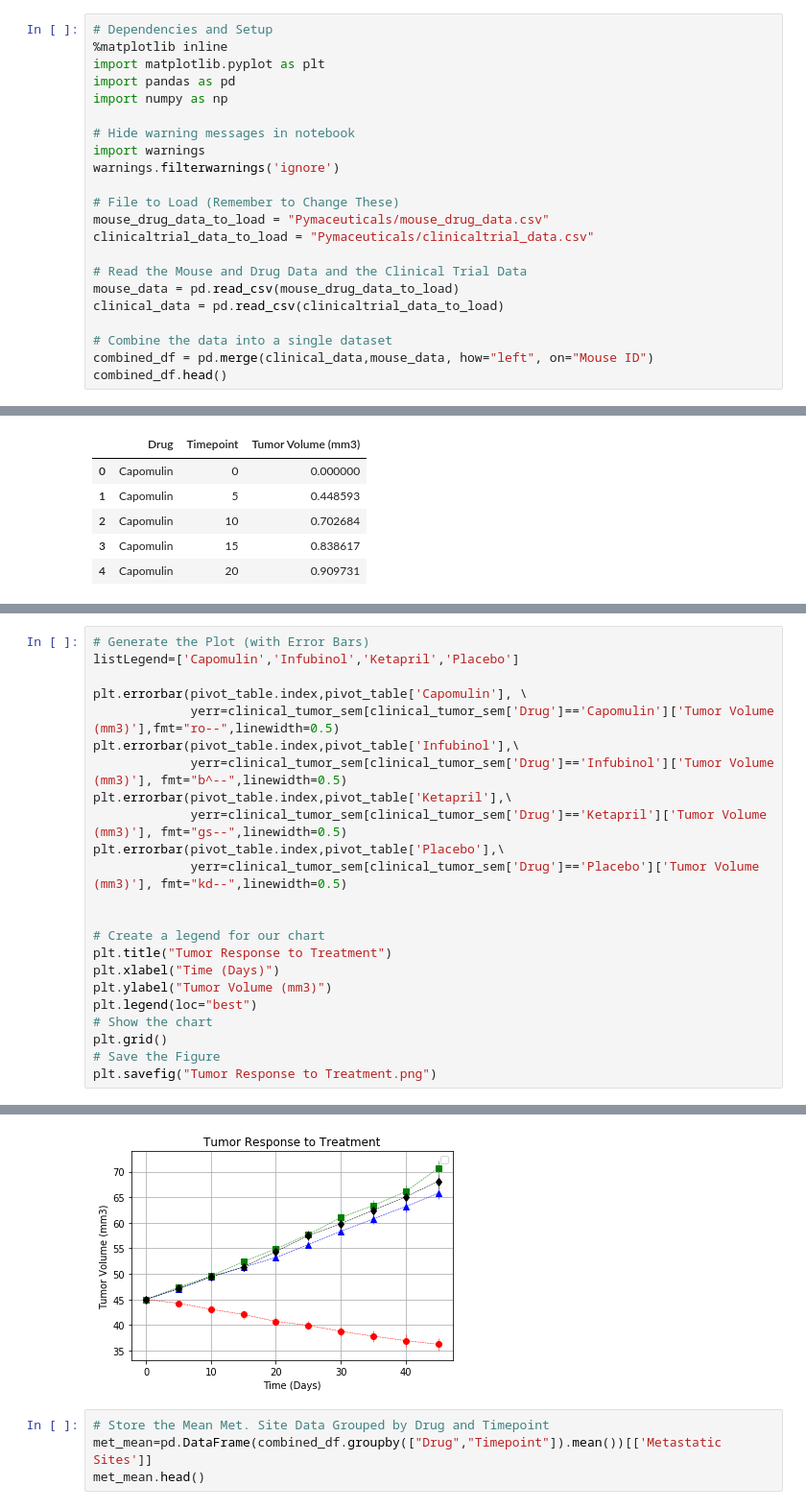
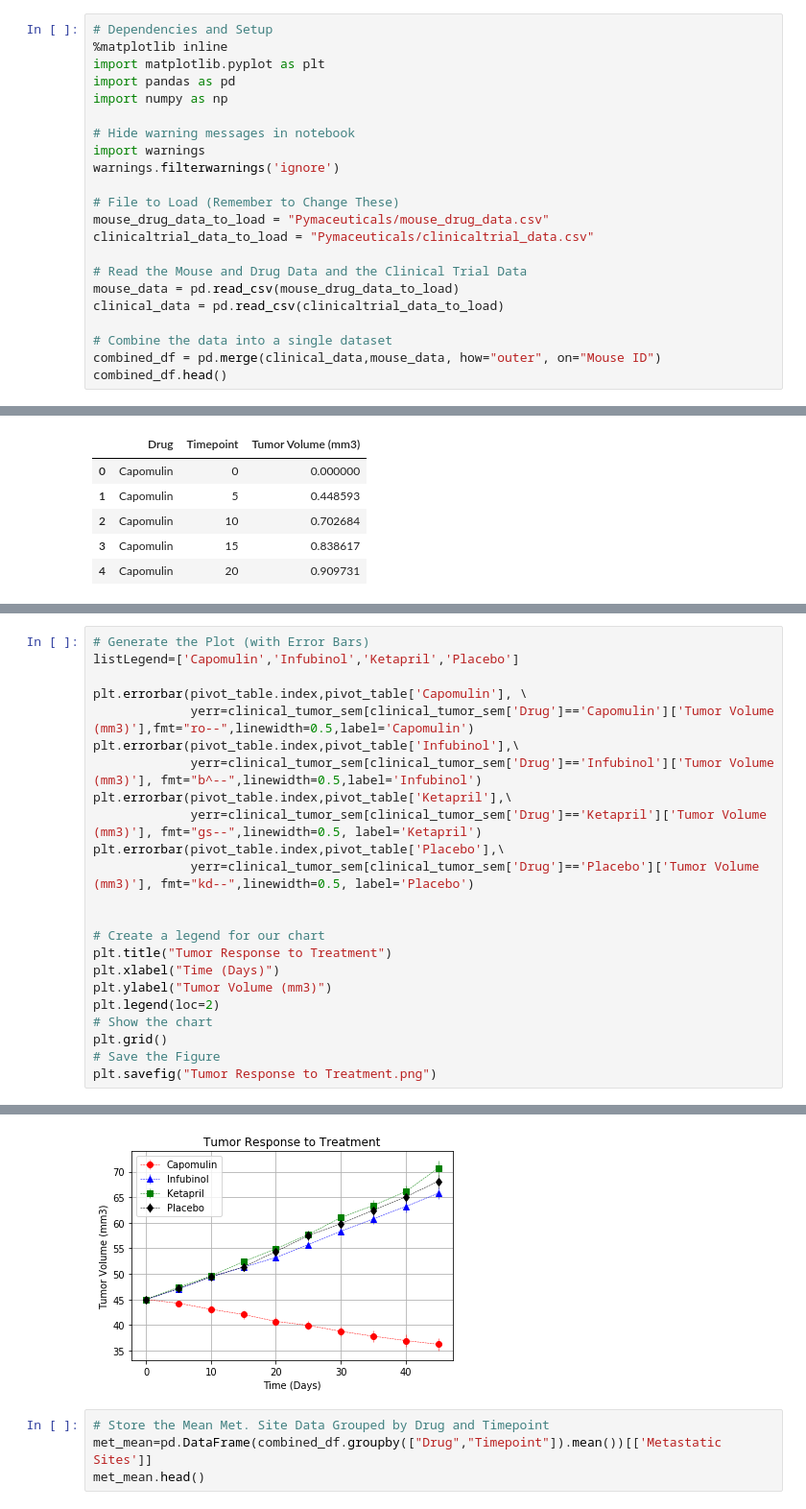
Before and after one commit to slake516/matplotlib_challenge, a Jupyter notebook: Untitled1.ipynb, the cells around one changed output, grey strips where cells are left out. Shown at 96% size. Saved outputs shown, nothing was run; the diff lists cells and outputs as text.

```diff
--- a/Untitled1.ipynb
+++ b/Untitled1.ipynb
@@ -18,7 +18,7 @@ mouse_data = pd.read_csv(mouse_drug_data_to_load)
 clinical_data = pd.read_csv(clinicaltrial_data_to_load)
 
 # Combine the data into a single dataset
-combined_df = pd.merge(clinical_data,mouse_data, how="left", on="Mouse ID")
+combined_df = pd.merge(clinical_data,mouse_data, how="outer", on="Mouse ID")
 combined_df.head()
 # %% [output]
 |  | Mouse ID | Timepoint | Tumor Volume (mm3) | Metastatic Sites | Drug |
@@ -78,20 +79,20 @@ pivot_table
 listLegend=['Capomulin','Infubinol','Ketapril','Placebo']
 
 plt.errorbar(pivot_table.index,pivot_table['Capomulin'], \
-             yerr=clinical_tumor_sem[clinical_tumor_sem['Drug']=='Capomulin']['Tumor Volume (mm3)'],fmt="ro--",linewidth=0.5)
+             yerr=clinical_tumor_sem[clinical_tumor_sem['Drug']=='Capomulin']['Tumor Volume (mm3)'],fmt="ro--",linewidth=0.5,label='Capomulin')
 plt.errorbar(pivot_table.index,pivot_table['Infubinol'],\
-             yerr=clinical_tumor_sem[clinical_tumor_sem['Drug']=='Infubinol']['Tumor Volume (mm3)'], fmt="b^--",linewidth=0.5)
+             yerr=clinical_tumor_sem[clinical_tumor_sem['Drug']=='Infubinol']['Tumor Volume (mm3)'], fmt="b^--",linewidth=0.5,label='Infubinol')
 plt.errorbar(pivot_table.index,pivot_table['Ketapril'],\
-             yerr=clinical_tumor_sem[clinical_tumor_sem['Drug']=='Ketapril']['Tumor Volume (mm3)'], fmt="gs--",linewidth=0.5)
+             yerr=clinical_tumor_sem[clinical_tumor_sem['Drug']=='Ketapril']['Tumor Volume (mm3)'], fmt="gs--",linewidth=0.5, label='Ketapril')
 plt.errorbar(pivot_table.index,pivot_table['Placebo'],\
-             yerr=clinical_tumor_sem[clinical_tumor_sem['Drug']=='Placebo']['Tumor Volume (mm3)'], fmt="kd--",linewidth=0.5)
+             yerr=clinical_tumor_sem[clinical_tumor_sem['Drug']=='Placebo']['Tumor Volume (mm3)'], fmt="kd--",linewidth=0.5, label='Placebo')
 
 
 # Create a legend for our chart
 plt.title("Tumor Response to Treatment")
 plt.xlabel("Time (Days)")
 plt.ylabel("Tumor Volume (mm3)")
-plt.legend(loc="best")
+plt.legend(loc=2)
 # Show the chart
 plt.grid()
 # Save the Figure
@@ -101,4 +101,4 @@ No handles with labels found to put in legend.
-[figure, old version]
+[figure, new version]
 # %%
 # Store the Mean Met. Site Data Grouped by Drug and Timepoint
 met_mean=pd.DataFrame(combined_df.groupby(["Drug","Timepoint"]).mean())[['Metastatic Sites']]
```
Also changed, not shown: parts of 8 cells of this notebook, 4 other files.
